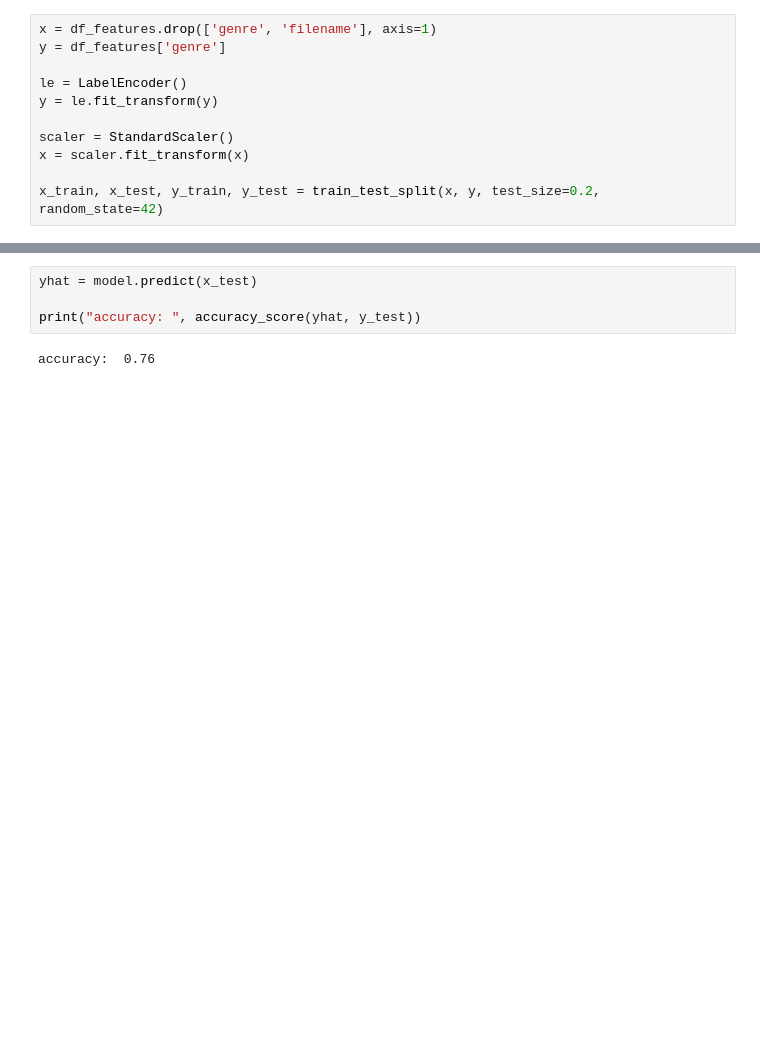
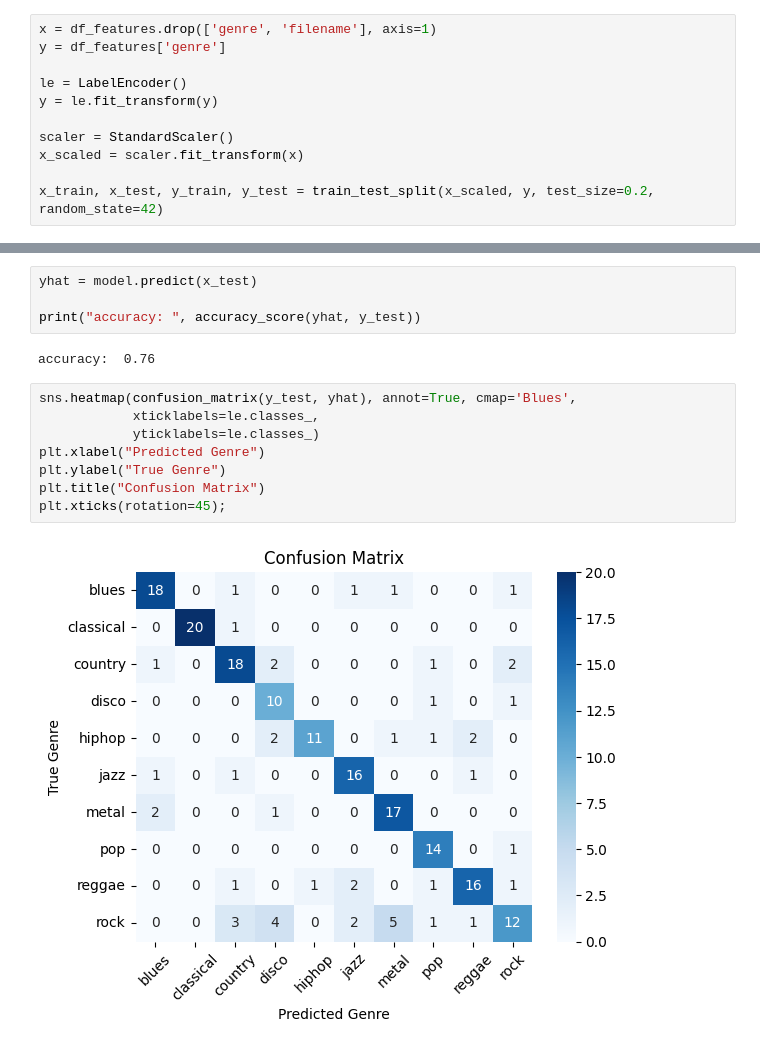
Before and after one commit to Seif-Moharam/Music-Genre-Classification, a Jupyter notebook: Music_Genre_Classification.ipynb, the cells around one changed output, grey strips where cells are left out. Saved outputs shown, nothing was run; the diff lists cells and outputs as text; blank space fills up the shorter version.

Commit message:
Add visualization

```diff
--- a/Music_Genre_Classification.ipynb
+++ b/Music_Genre_Classification.ipynb
@@ -113,9 +114,9 @@ le = LabelEncoder()
 y = le.fit_transform(y)
 
 scaler = StandardScaler()
-x = scaler.fit_transform(x)
+x_scaled = scaler.fit_transform(x)
 
-x_train, x_test, y_train, y_test = train_test_split(x, y, test_size=0.2, random_state=42)
+x_train, x_test, y_train, y_test = train_test_split(x_scaled, y, test_size=0.2, random_state=42)
 # %%
 model = SVC(
     random_state=42,
@@ -129,3 +130,13 @@ yhat = model.predict(x_test)
 print("accuracy: ", accuracy_score(yhat, y_test))
 # %% [output]
 accuracy:  0.76
+# %%
+sns.heatmap(confusion_matrix(y_test, yhat), annot=True, cmap='Blues',
+            xticklabels=le.classes_,
+            yticklabels=le.classes_)
+plt.xlabel("Predicted Genre")
+plt.ylabel("True Genre")
+plt.title("Confusion Matrix")
+plt.xticks(rotation=45);
+# %% [output]
+[figure, added]
```
Also changed, not shown: parts of 2 cells of this notebook.
